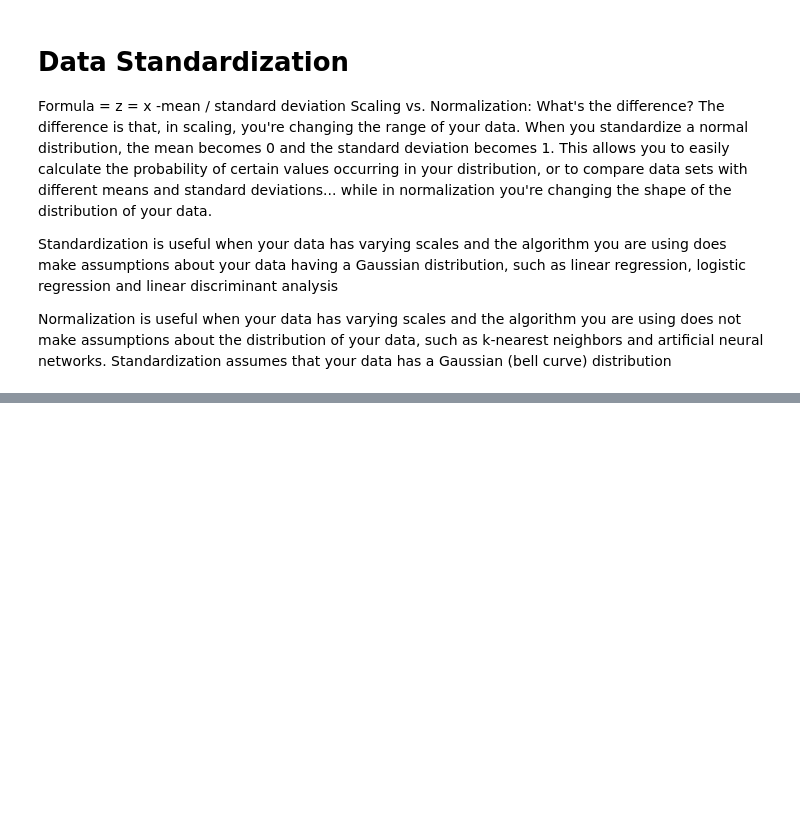
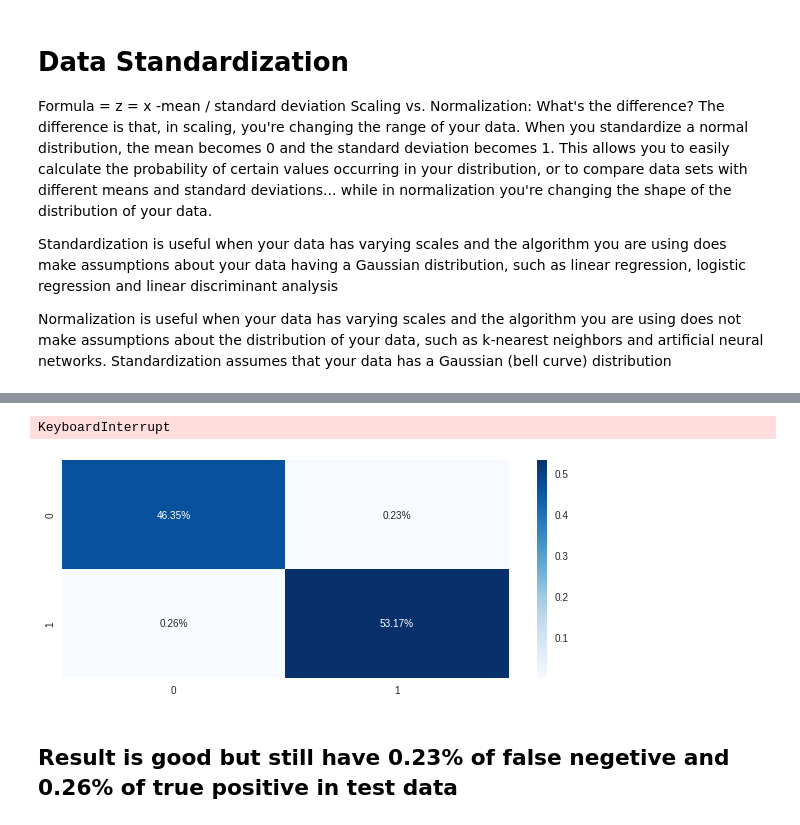
Before and after one commit to bhupinbaral25/DDOS-detection-NSLKDD-, a Jupyter notebook: visulization notebook.ipynb, the cells around one changed output, grey strips where cells are left out. Saved outputs shown, nothing was run; the diff lists cells and outputs as text; code cells hidden in the pictures; blank space fills up the shorter version.

```diff
--- a/visulization notebook.ipynb
+++ b/visulization notebook.ipynb
@@ -624,4 +880,10 @@ from sklearn.neighbors import KNeighborsClassifier
 # %%
 svm = SVC(kernel='linear',gamma='auto')
+knn = knn=KNeighborsClassifier(n_neighbors=5)
 # %%
-show_result(X_train_bin, y_train_bin, svm)
+show_result(X_train_bin, y_train_bin, knn)
+# %% [output]
+KeyboardInterrupt
+[figure, added]
+# %% [markdown]
+## Result is good but still have 0.23%  of false negetive and 0.26% of true positive in test data
```
Also changed, not shown: parts of 46 cells of this notebook.
